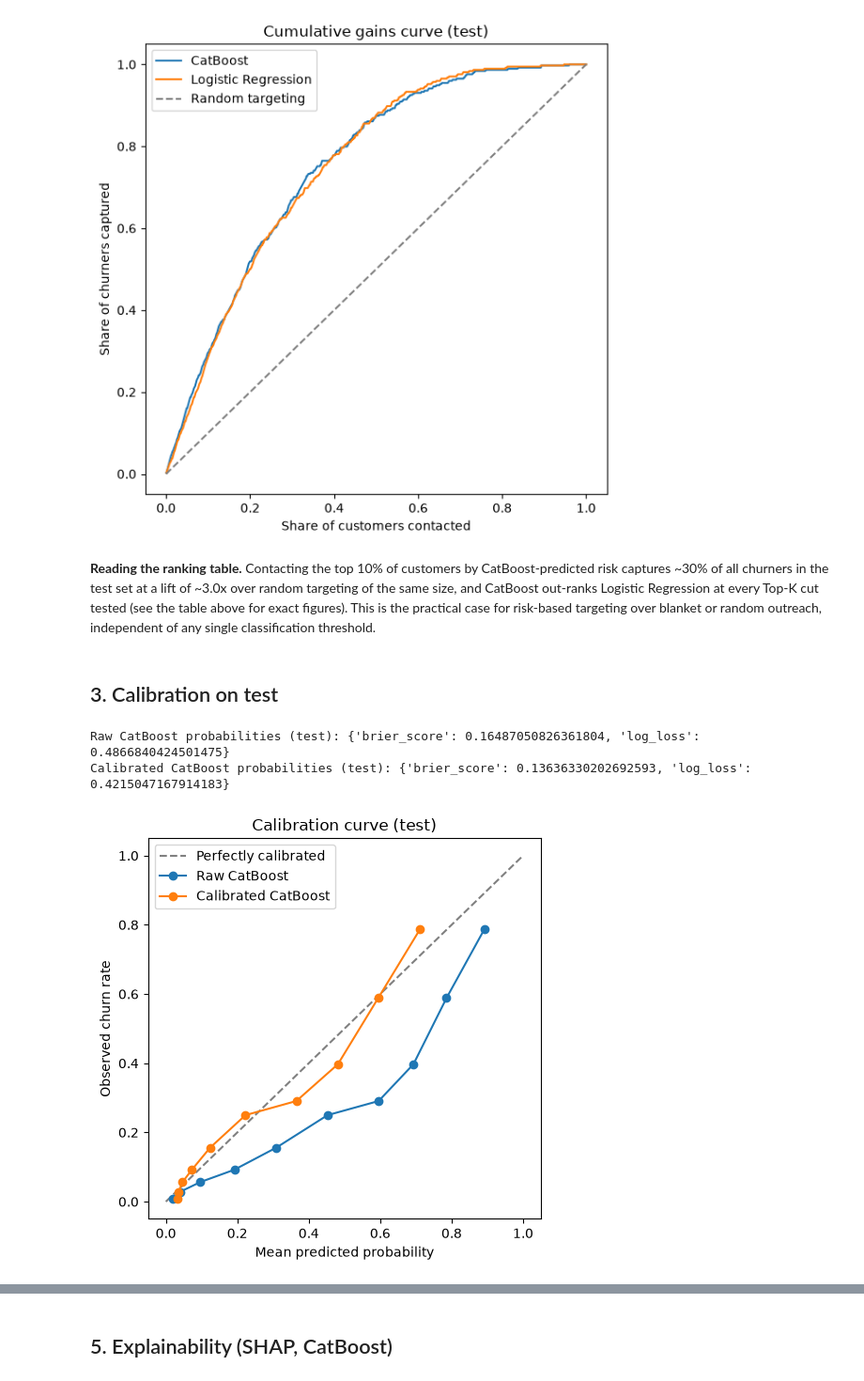
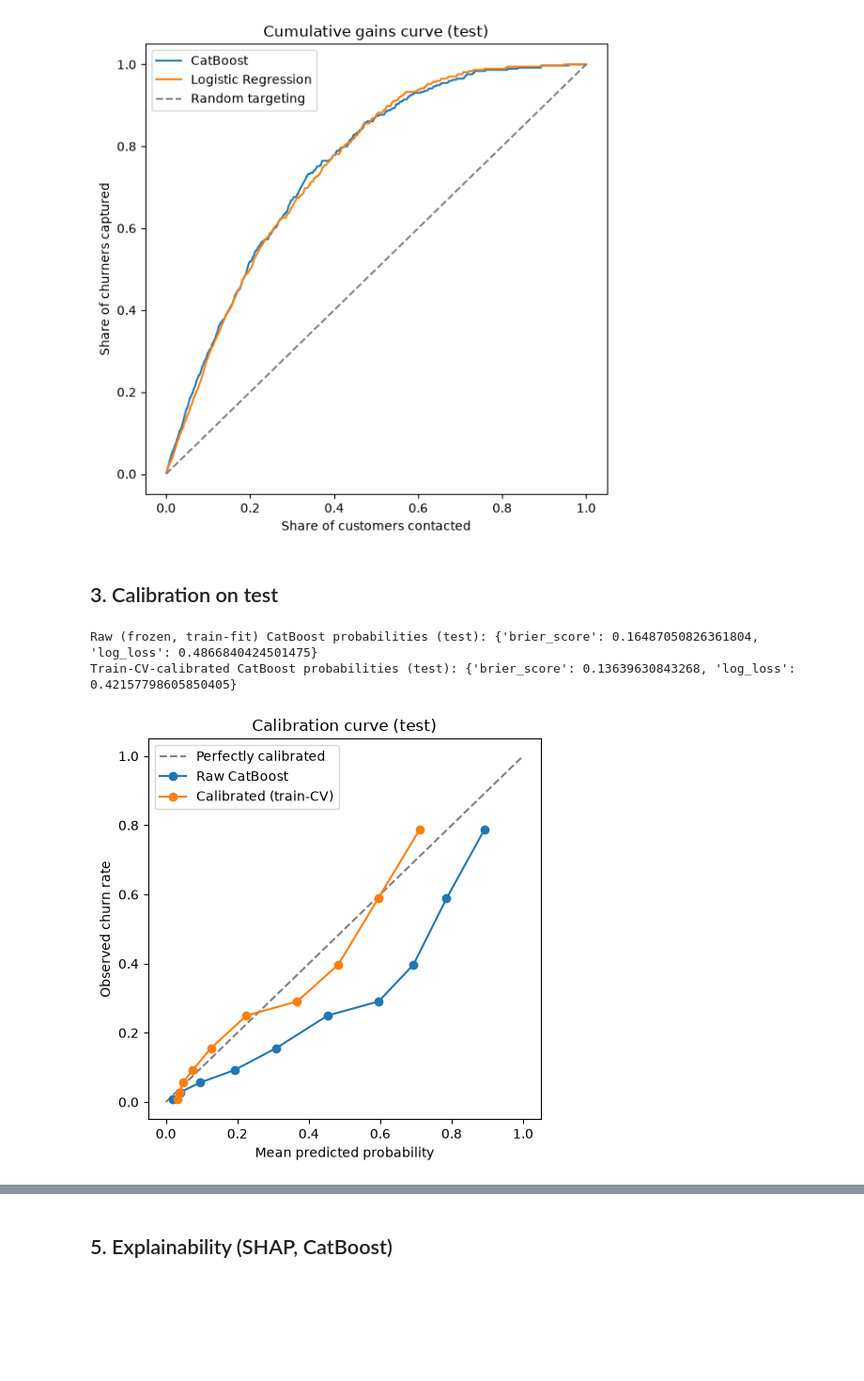
Before and after one commit to avgrosheva/subscription-churn-model, a Jupyter notebook: notebooks/03_final_test_evaluation.ipynb, the cells around one changed output, grey strips where cells are left out. Shown at 94% size. Cells and saved outputs as stored; diff of their text form; code cells hidden in the pictures; blank space fills up the shorter version.

```diff
--- a/notebooks/03_final_test_evaluation.ipynb
+++ b/notebooks/03_final_test_evaluation.ipynb
@@ -115,38 +117,36 @@ fig.savefig(FIG_DIR / "cumulative_gains_test.png", dpi=150)
 plt.show()
 # %% [output]
 [figure]
-# %% [markdown]
-**Reading the ranking table.** Contacting the top 10% of customers by CatBoost-predicted risk captures ~30% of all churners in the test set at a lift of ~3.0x over random targeting of the same size, and CatBoost out-ranks Logistic Regression at every Top-K cut tested (see the table above for exact figures). This is the practical case for risk-based targeting over blanket or random outreach, independent of any single classification threshold.
 # %% [markdown]
 ## 3. Calibration on test
 # %%
 cal_before = evaluation.calibration_summary(y_test, cat_test_proba_raw)
 cal_after = evaluation.calibration_summary(y_test, cat_test_proba)
-print("Raw CatBoost probabilities (test):", cal_before)
-print("Calibrated CatBoost probabilities (test):", cal_after)
+print("Raw (frozen, train-fit) CatBoost probabilities (test):", cal_before)
+print("Train-CV-calibrated CatBoost probabilities (test):", cal_after)
 
 pd.DataFrame([
-    {"stage": "raw", **cal_before},
-    {"stage": "calibrated", **cal_after},
+    {"stage": "raw (frozen, train-fit)", **cal_before},
+    {"stage": "calibrated (train-CV)", **cal_after},
 ]).to_csv(TABLE_DIR / "test_calibration.csv", index=False)
 # %% [output]
-Raw CatBoost probabilities (test): {'brier_score': 0.16487050826361804, 'log_loss': 0.4866840424501475}
-Calibrated CatBoost probabilities (test): {'brier_score': 0.13636330202692593, 'log_loss': 0.4215047167914183}
+Raw (frozen, train-fit) CatBoost probabilities (test): {'brier_score': 0.16487050826361804, 'log_loss': 0.4866840424501475}
+Train-CV-calibrated CatBoost probabilities (test): {'brier_score': 0.13639630843268, 'log_loss': 0.42157798605850405}
 # %%
 curve_before = evaluation.calibration_table(y_test, cat_test_proba_raw)
 curve_after = evaluation.calibration_table(y_test, cat_test_proba)
 
 fig, ax = plt.subplots(figsize=(5, 5))
 ax.plot([0, 1], [0, 1], linestyle="--", color="grey", label="Perfectly calibrated")
 ax.plot(curve_before["mean_predicted_prob"], curve_before["fraction_of_positives"], marker="o", label="Raw CatBoost")
-ax.plot(curve_after["mean_predicted_prob"], curve_after["fraction_of_positives"], marker="o", label="Calibrated CatBoost")
+ax.plot(curve_after["mean_predicted_prob"], curve_after["fraction_of_positives"], marker="o", label="Calibrated (train-CV)")
 ax.set_xlabel("Mean predicted probability")
 ax.set_ylabel("Observed churn rate")
 ax.set_title("Calibration curve (test)")
 ax.legend()
 fig.tight_layout()
 fig.savefig(FIG_DIR / "calibration_curve_test.png", dpi=150)
 plt.show()
 # %% [output]
-[figure, old version]
+[figure, new version]
 # %% [markdown]
```
Also changed, not shown: parts of 24 cells of this notebook, 27 other files.
